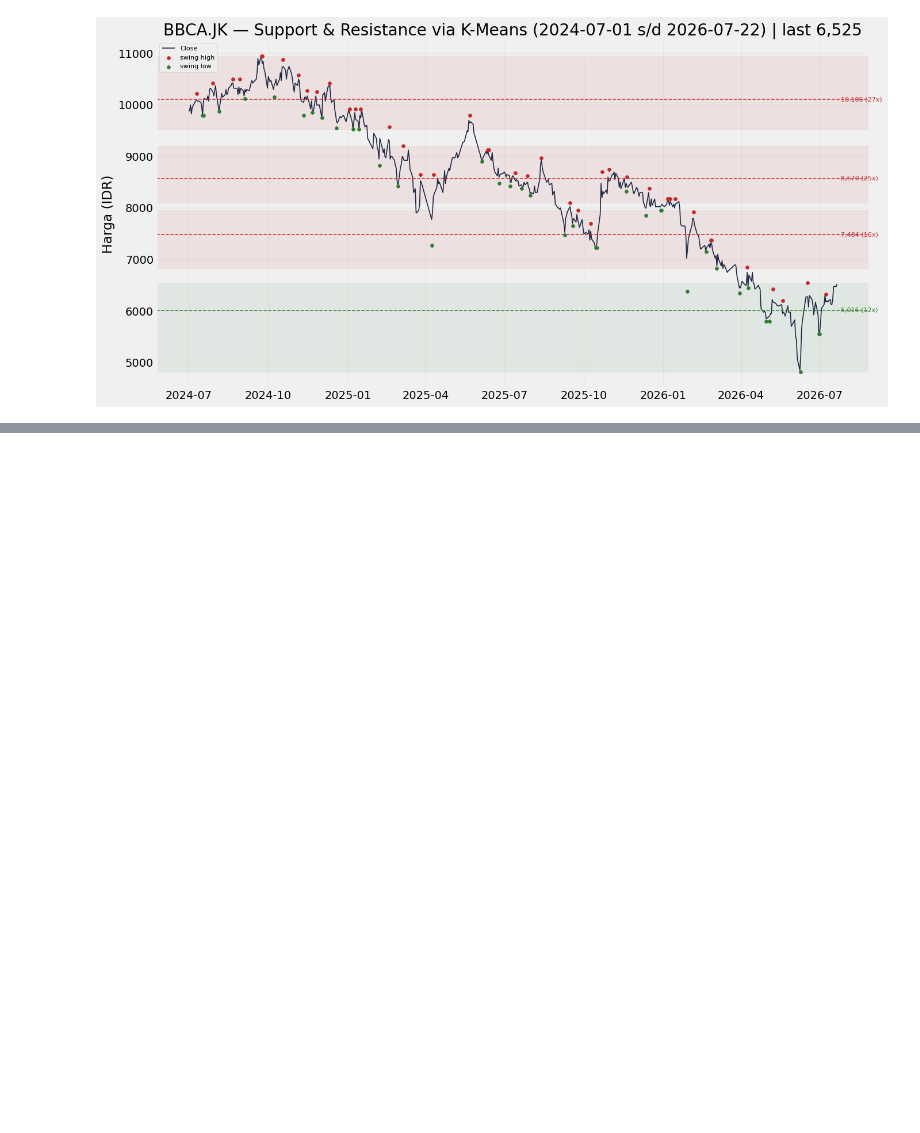
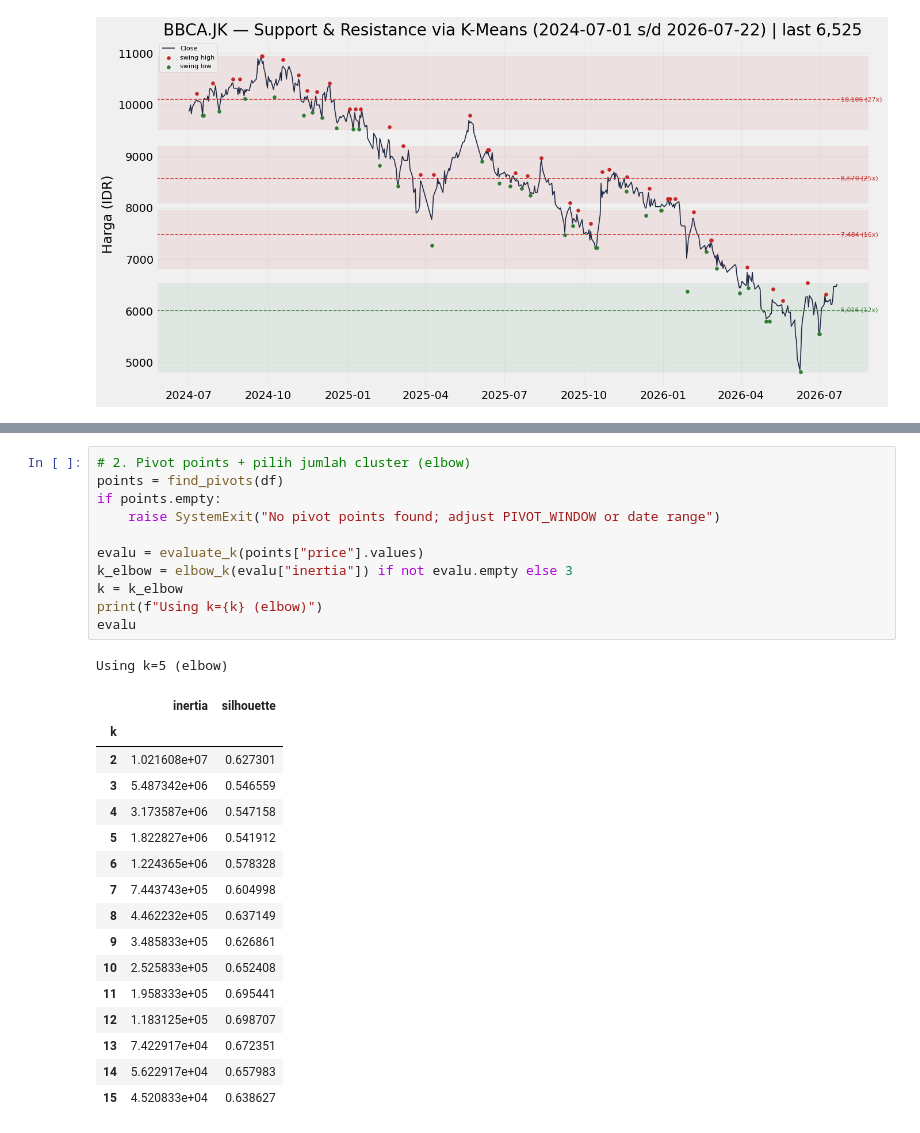
Before and after one commit to patricktelnoni/support_resistance_detection, a Jupyter notebook: regression.ipynb, the cells around one changed output, grey strips where cells are left out. Saved outputs shown, nothing was run; the diff lists cells and outputs as text; blank space fills up the shorter version.

```diff
--- a/regression.ipynb
+++ b/regression.ipynb
@@ -376,0 +375,29 @@ def zone_for_price(p):
+# %%
+# 2. Pivot points + pilih jumlah cluster (elbow)
+points = find_pivots(df)
+if points.empty:
+    raise SystemExit("No pivot points found; adjust PIVOT_WINDOW or date range")
+
+evalu = evaluate_k(points["price"].values)
+k_elbow = elbow_k(evalu["inertia"]) if not evalu.empty else 3
+k = k_elbow
+print(f"Using k={k} (elbow)")
+evalu
+# %% [output]
+Using k=5 (elbow)
+|  | inertia | silhouette |
+| k |  |  |
+| 2 | 1.021608e+07 | 0.627301 |
+| 3 | 5.487342e+06 | 0.546559 |
+| 4 | 3.173587e+06 | 0.547158 |
+| 5 | 1.822827e+06 | 0.541912 |
+| 6 | 1.224365e+06 | 0.578328 |
+| 7 | 7.443743e+05 | 0.604998 |
+| 8 | 4.462232e+05 | 0.637149 |
+| 9 | 3.485833e+05 | 0.626861 |
+| 10 | 2.525833e+05 | 0.652408 |
+| 11 | 1.958333e+05 | 0.695441 |
+| 12 | 1.183125e+05 | 0.698707 |
+| 13 | 7.422917e+04 | 0.672351 |
+| 14 | 5.622917e+04 | 0.657983 |
+| 15 | 4.520833e+04 | 0.638627 |
```
Also changed, not shown: parts of 11 cells of this notebook.
